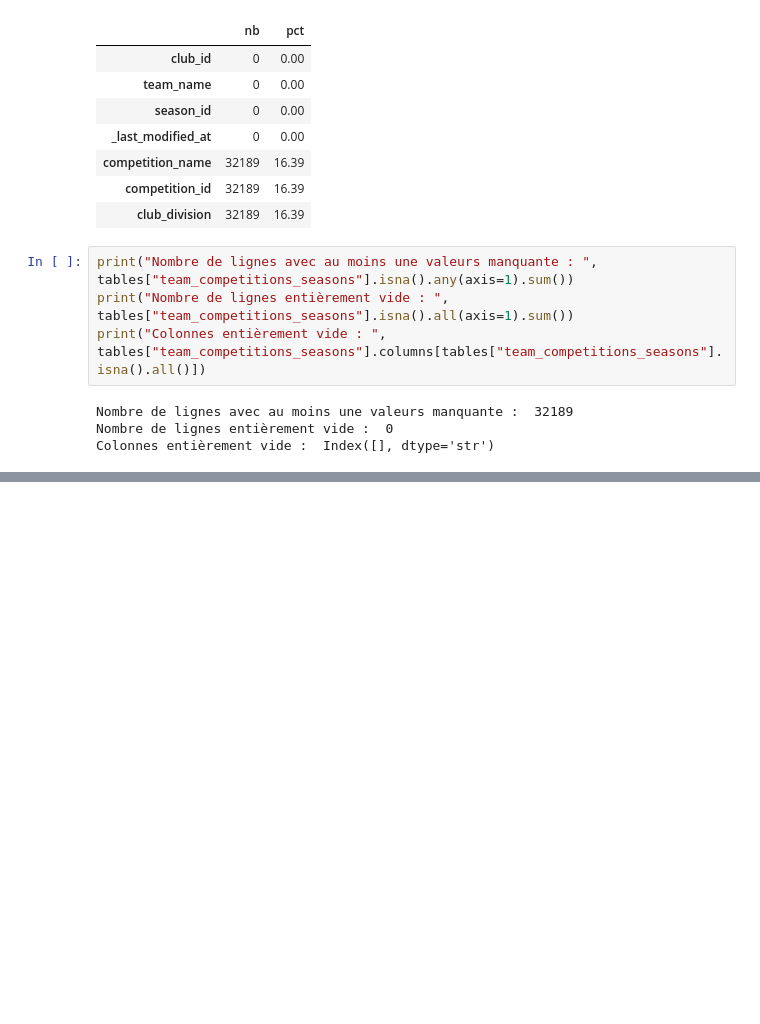
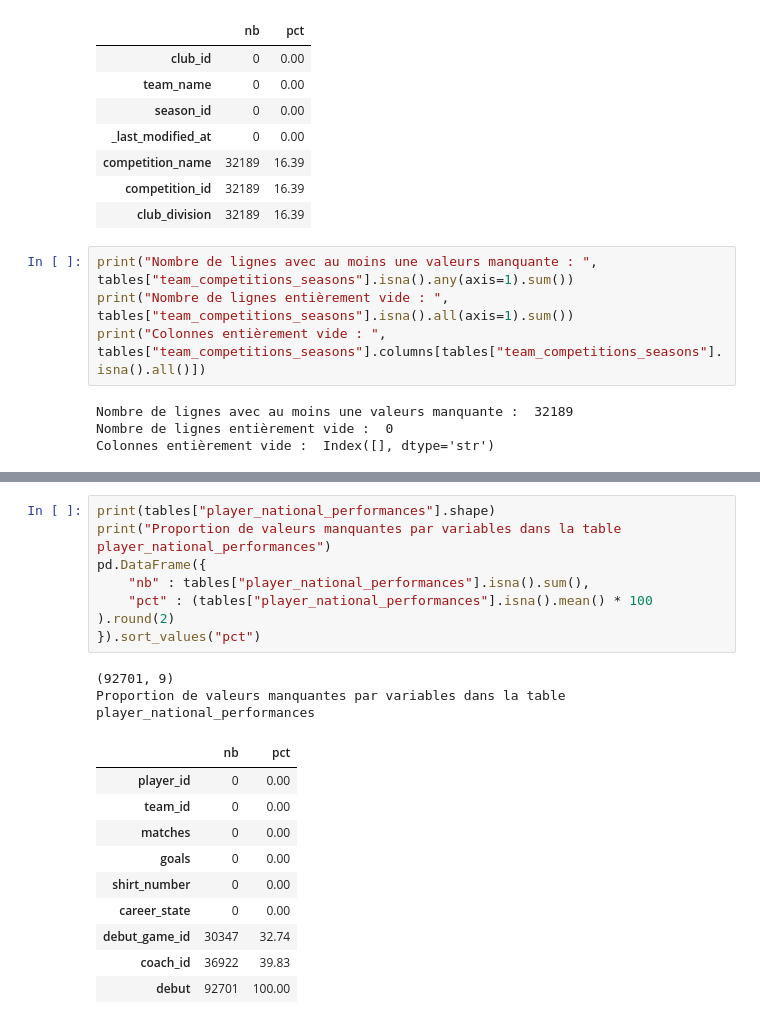
Before and after one commit to Charlesptrd/football-key-person-insurance, a Jupyter notebook: notebooks/01_database.ipynb, the cells around one changed output, grey strips where cells are left out. Drawn from its saved outputs; the diff is of its cells as text; blank space fills up the shorter version.

Commit message:
étude des données sur les 3 tables de droite

```diff
--- a/notebooks/01_database.ipynb
+++ b/notebooks/01_database.ipynb
@@ -183,0 +313,20 @@ Colonnes entièrement vide :  Index([], dtype='str')
+# %%
+print(tables["player_national_performances"].shape)
+print("Proportion de valeurs manquantes par variables dans la table player_national_performances")
+pd.DataFrame({
+    "nb" : tables["player_national_performances"].isna().sum(),
+    "pct" : (tables["player_national_performances"].isna().mean() * 100 ).round(2)
+}).sort_values("pct")
+# %% [output]
+(92701, 9)
+Proportion de valeurs manquantes par variables dans la table player_national_performances
+|  | nb | pct |
+| player_id | 0 | 0.00 |
+| team_id | 0 | 0.00 |
+| matches | 0 | 0.00 |
+| goals | 0 | 0.00 |
+| shirt_number | 0 | 0.00 |
+| career_state | 0 | 0.00 |
+| debut_game_id | 30347 | 32.74 |
+| coach_id | 36922 | 39.83 |
+| debut | 92701 | 100.00 |
```
Also changed, not shown: parts of 15 cells of this notebook.
